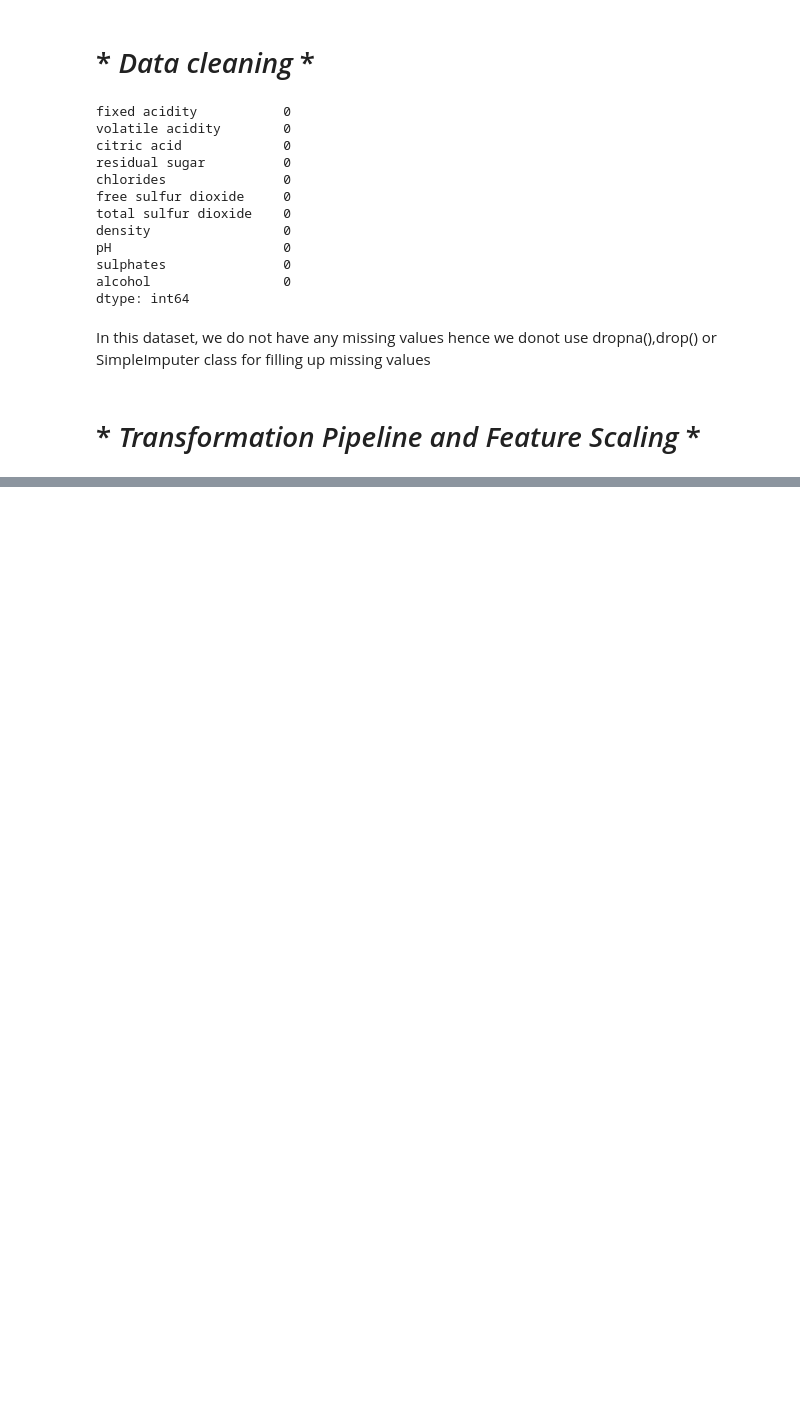
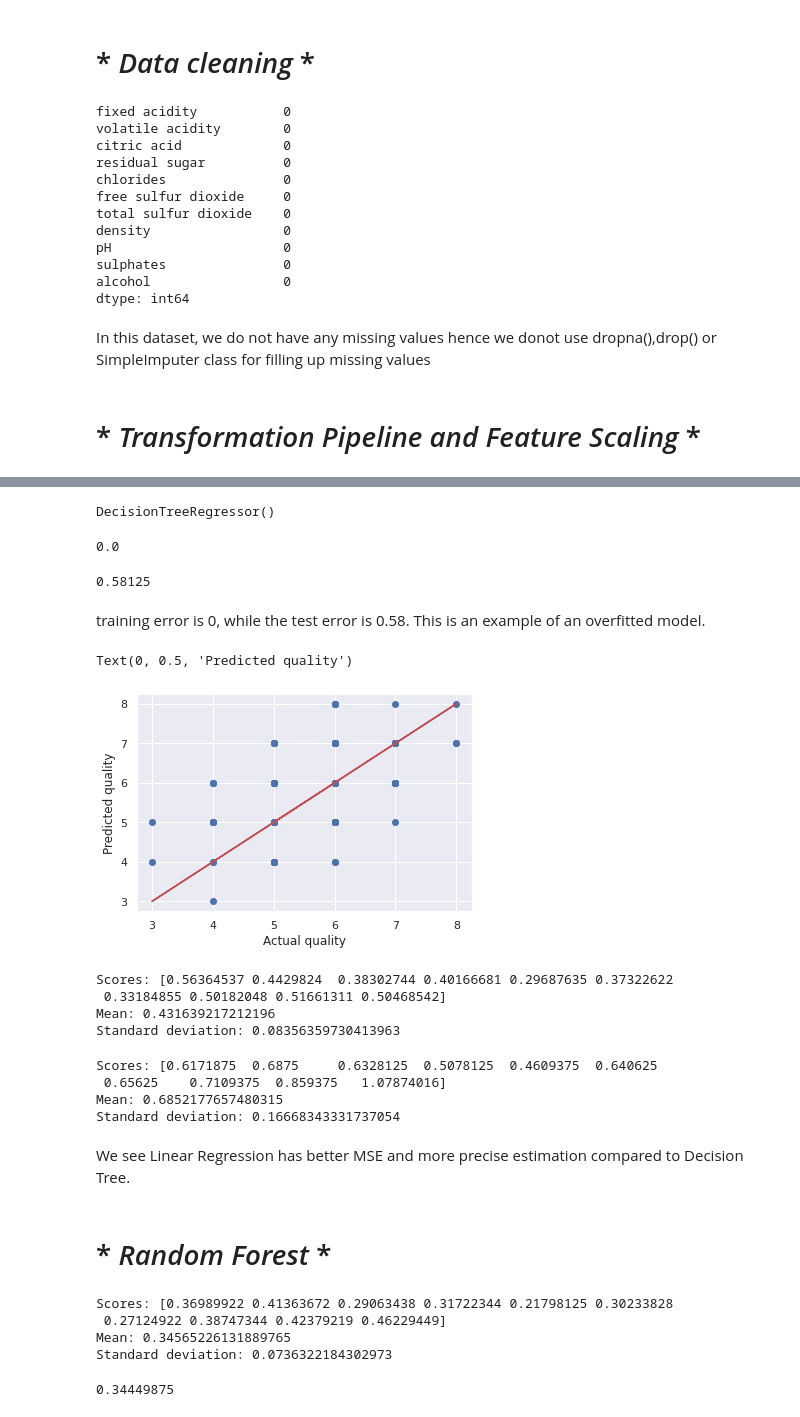
Before and after one commit to srijita1406/Machine-Learning-Projects, a Jupyter notebook: ML-project-red-wine-quality.ipynb, the cells around one changed output, grey strips where cells are left out. Cells and saved outputs as stored; diff of their text form; code cells hidden in the pictures; blank space fills up the shorter version.

```diff
--- a/ML-project-red-wine-quality.ipynb
+++ b/ML-project-red-wine-quality.ipynb
@@ -336,0 +373,27 @@ wine_features_tr = transform_pipeline.fit_transform(wine_features)
+# %%
+from sklearn.tree import DecisionTreeRegressor
+tree_reg = DecisionTreeRegressor()
+tree_reg.fit(wine_features_tr, wine_labels)
+# %% [output]
+DecisionTreeRegressor()
+# %%
+quality_predictions = tree_reg.predict(wine_features_tr)
+mean_squared_error(wine_labels, quality_predictions)
+# %% [output]
+0.0
+# %%
+quality_test_predictions = tree_reg.predict(wine_features_test_tr)
+mean_squared_error(wine_labels_test, quality_test_predictions)
+# %% [output]
+0.58125
+# %% [markdown]
+training error is 0, while the test error is 0.58. This is an example of an
+overfitted model.
+# %%
+plt.scatter(wine_labels_test, quality_test_predictions)
+plt.plot(wine_labels_test, wine_labels_test, 'r-')
+plt.xlabel('Actual quality')
+plt.ylabel('Predicted quality')
+# %% [output]
+Text(0, 0.5, 'Predicted quality')
+[figure, added]
@@ -336,0 +407,42 @@ wine_features_tr = transform_pipeline.fit_transform(wine_features)
+# %%
+scores = cross_val_score(lin_reg, wine_features_tr, wine_labels,
+scoring="neg_mean_squared_error", cv=10)
+lin_reg_mse_scores = -scores
+display_scores(lin_reg_mse_scores)
+# %% [output]
+Scores: [0.56364537 0.4429824  0.38302744 0.40166681 0.29687635 0.37322622
+ 0.33184855 0.50182048 0.51661311 0.50468542]
+Mean: 0.431639217212196
+Standard deviation: 0.08356359730413963
+# %%
+scores = cross_val_score(tree_reg, wine_features_tr, wine_labels,
+scoring="neg_mean_squared_error", cv=10)
+tree_mse_scores = -scores
+display_scores(tree_mse_scores)
+# %% [output]
+Scores: [0.6171875  0.6875     0.6328125  0.5078125  0.4609375  0.640625
+ 0.65625    0.7109375  0.859375   1.07874016]
+Mean: 0.6852177657480315
+Standard deviation: 0.16668343331737054
+# %% [markdown]
+We see Linear Regression has better MSE and more precise estimation compared to Decision Tree.
+# %% [markdown]
+#  * *Random Forest* *
+# %%
+from sklearn.ensemble import RandomForestRegressor
+forest_reg = RandomForestRegressor()
+forest_reg.fit(wine_features_tr, wine_labels)
+scores = cross_val_score(forest_reg, wine_features_tr, wine_labels,
+scoring="neg_mean_squared_error", cv=10)
+forest_mse_scores = -scores
+display_scores(forest_mse_scores)
+# %% [output]
+Scores: [0.36989922 0.41363672 0.29063438 0.31722344 0.21798125 0.30233828
+ 0.27124922 0.38747344 0.42379219 0.46229449]
+Mean: 0.34565226131889765
+Standard deviation: 0.0736322184302973
+# %%
+quality_test_predictions = forest_reg.predict(wine_features_test_tr)
+mean_squared_error(wine_labels_test, quality_test_predictions)
+# %% [output]
+0.34449875
```
Also changed, not shown: parts of 11 cells of this notebook.
